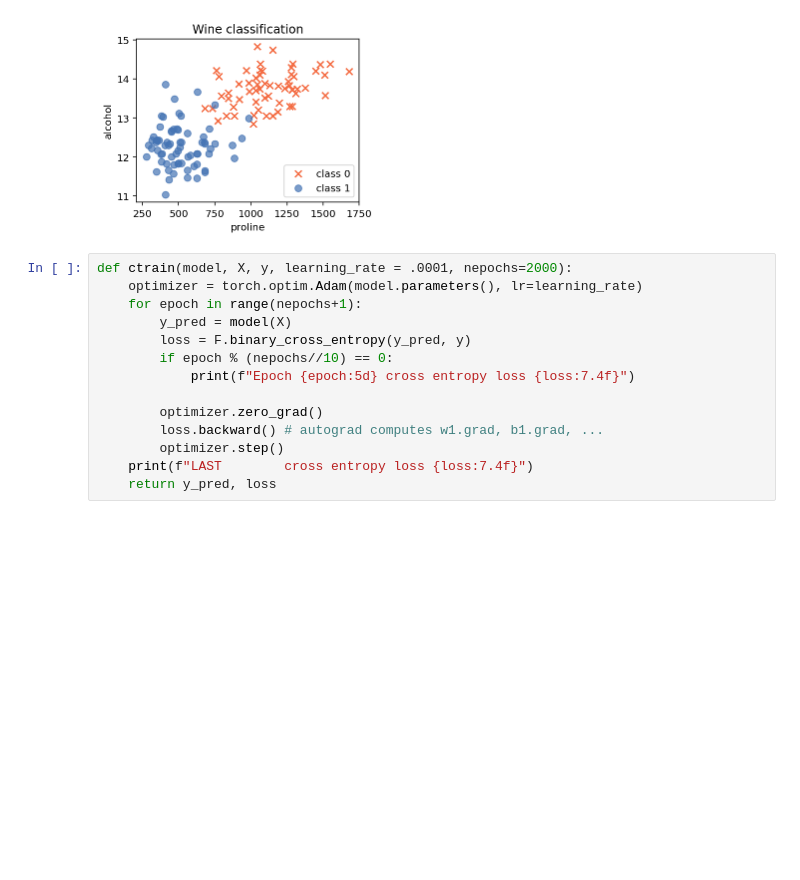
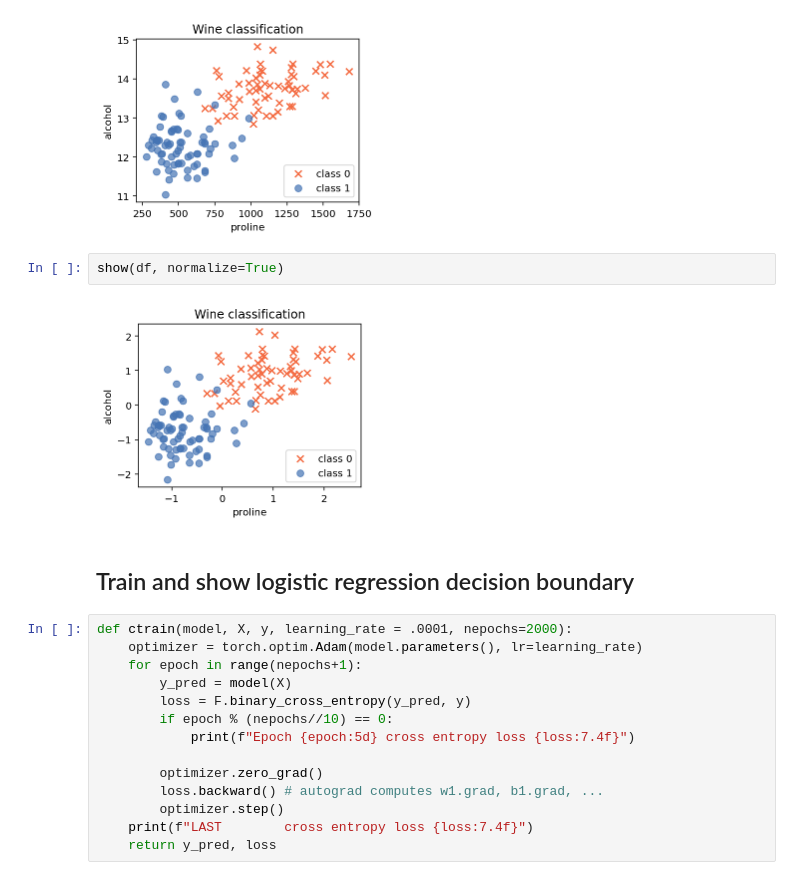
Before and after one commit to parrt/fundamentals-of-deep-learning, a Jupyter notebook: notebooks/wine-2-class.ipynb, the cells around one changed output. Cells and saved outputs as stored; diff of their text form; blank space fills up the shorter version.

```diff
--- a/notebooks/wine-2-class.ipynb
+++ b/notebooks/wine-2-class.ipynb
@@ -60,6 +62,12 @@ def show(df, normalize=False):
 show(df)
 # %% [output]
 [figure]
+# %%
+show(df, normalize=True)
+# %% [output]
+[figure, added]
+# %% [markdown]
+## Train and show logistic regression decision boundary
 # %%
 def ctrain(model, X, y, learning_rate = .0001, nepochs=2000):
     optimizer = torch.optim.Adam(model.parameters(), lr=learning_rate)
```
Also changed, not shown: parts of 11 cells of this notebook.
